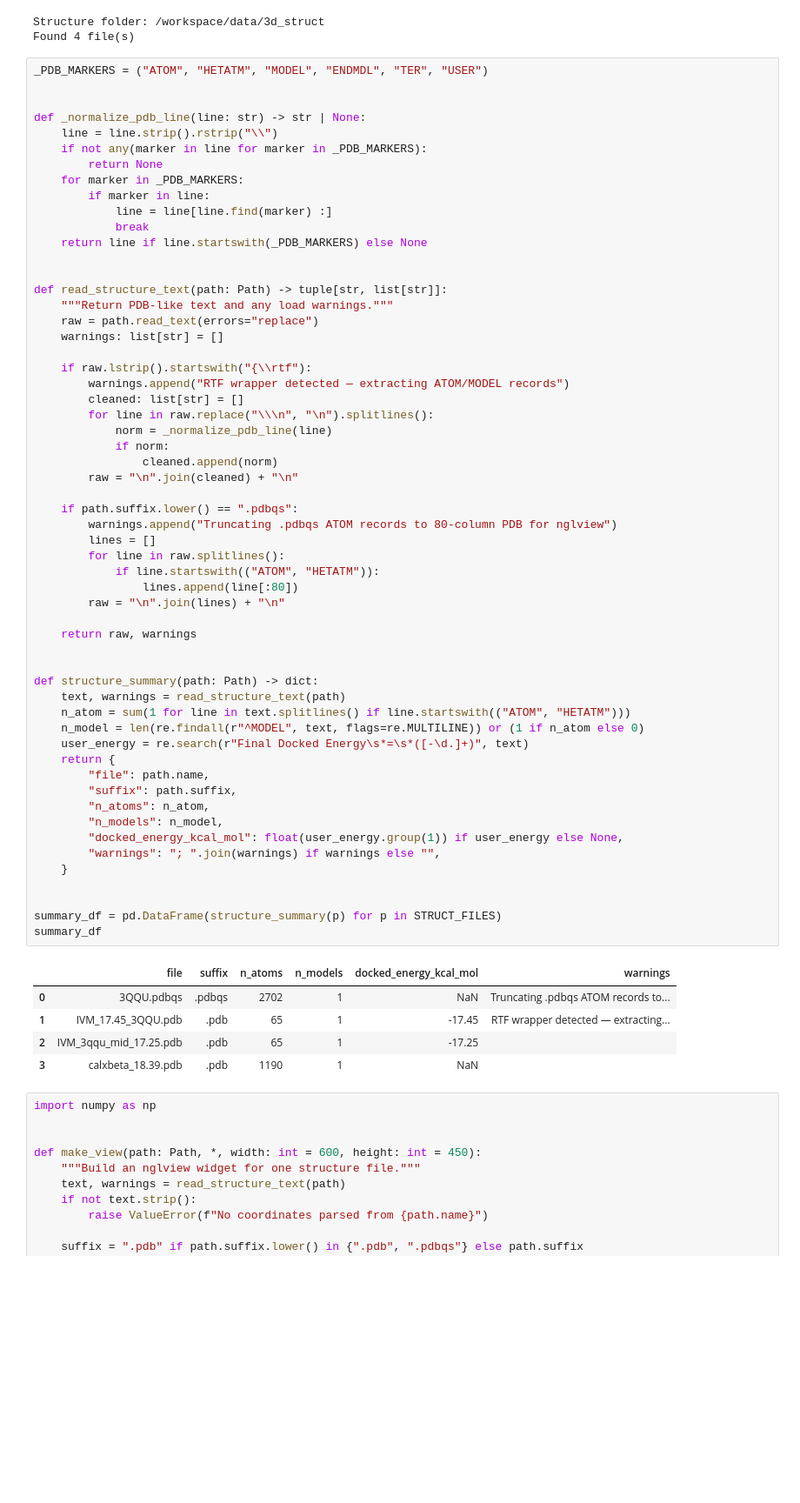
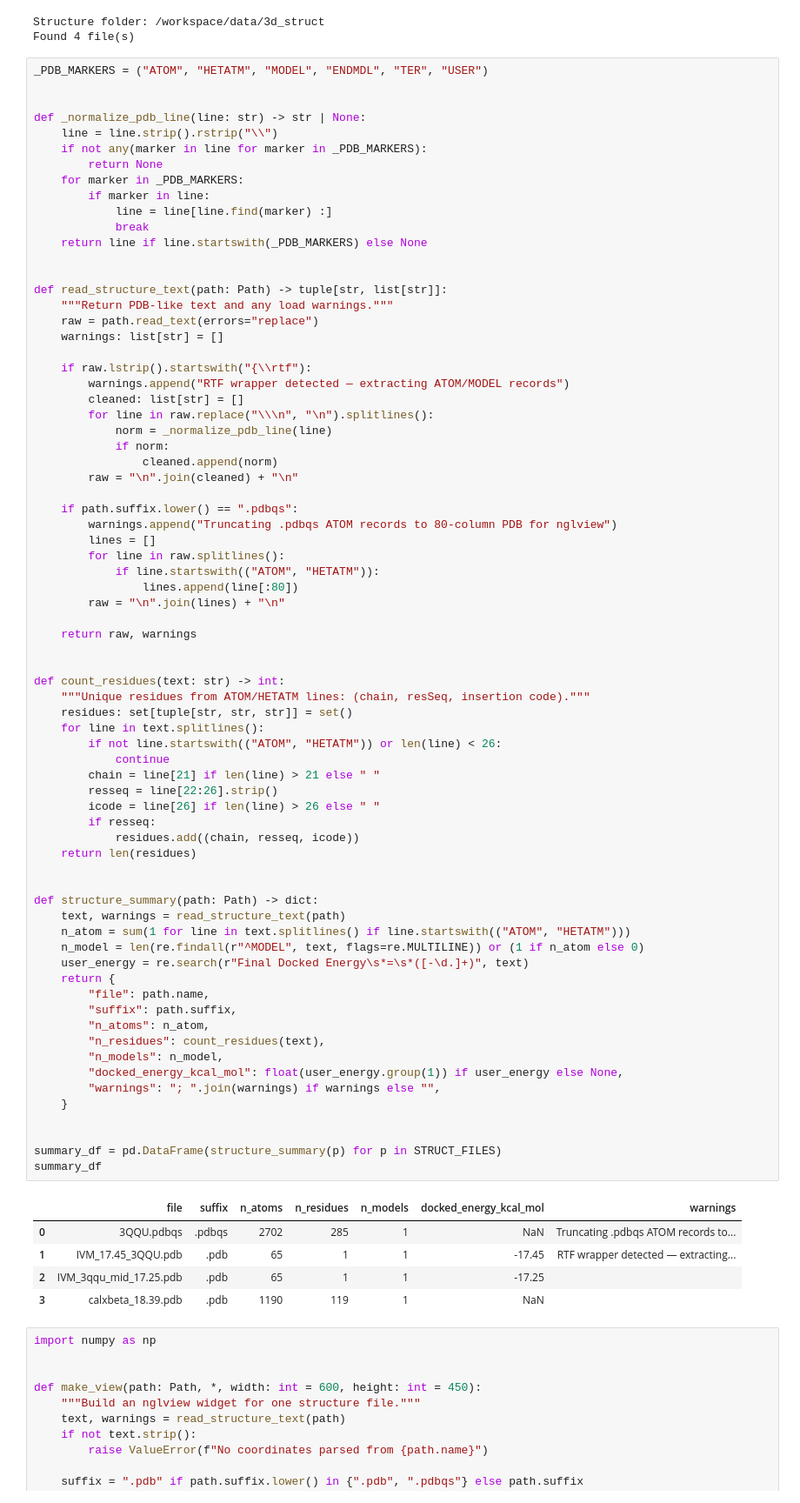
Before and after one commit to tomopharma/tomo_2026b, a Jupyter notebook: md/notebooks/igf1r3qqu_calxbeta_gromacs_md.ipynb, the cells around one changed output. Shown at 87% size. Cells and saved outputs as stored; diff of their text form; blank space fills up the shorter version.

Commit message:
Set production MD to 100 ns and print residue counts per structure.
Co-authored-by: Cursor <cursoragent@cursor.com>

```diff
--- a/md/notebooks/igf1r3qqu_calxbeta_gromacs_md.ipynb
+++ b/md/notebooks/igf1r3qqu_calxbeta_gromacs_md.ipynb
@@ -81,38 +81,53 @@ def read_structure_text(path: Path) -> tuple[str, list[str]]:
 
     if path.suffix.lower() == ".pdbqs":
         warnings.append("Truncating .pdbqs ATOM records to 80-column PDB for nglview")
         lines = []
         for line in raw.splitlines():
             if line.startswith(("ATOM", "HETATM")):
                 lines.append(line[:80])
         raw = "\n".join(lines) + "\n"
 
     return raw, warnings
 
 
+def count_residues(text: str) -> int:
+    """Unique residues from ATOM/HETATM lines: (chain, resSeq, insertion code)."""
+    residues: set[tuple[str, str, str]] = set()
+    for line in text.splitlines():
+        if not line.startswith(("ATOM", "HETATM")) or len(line) < 26:
+            continue
+        chain = line[21] if len(line) > 21 else " "
+        resseq = line[22:26].strip()
+        icode = line[26] if len(line) > 26 else " "
+        if resseq:
+            residues.add((chain, resseq, icode))
+    return len(residues)
+
+
 def structure_summary(path: Path) -> dict:
     text, warnings = read_structure_text(path)
     n_atom = sum(1 for line in text.splitlines() if line.startswith(("ATOM", "HETATM")))
     n_model = len(re.findall(r"^MODEL", text, flags=re.MULTILINE)) or (1 if n_atom else 0)
     user_energy = re.search(r"Final Docked Energy\s*=\s*([-\d.]+)", text)
     return {
         "file": path.name,
         "suffix": path.suffix,
         "n_atoms": n_atom,
+        "n_residues": count_residues(text),
         "n_models": n_model,
         "docked_energy_kcal_mol": float(user_energy.group(1)) if user_energy else None,
         "warnings": "; ".join(warnings) if warnings else "",
     }
 
 
 summary_df = pd.DataFrame(structure_summary(p) for p in STRUCT_FILES)
 summary_df
 # %% [output]
-|  | file | suffix | n_atoms | n_models | docked_energy_kcal_mol | warnings |
-| 0 | 3QQU.pdbqs | .pdbqs | 2702 | 1 | NaN | Truncating .pdbqs ATOM records to... |
-| 1 | IVM_17.45_3QQU.pdb | .pdb | 65 | 1 | -17.45 | RTF wrapper detected — extracting... |
-| 2 | IVM_3qqu_mid_17.25.pdb | .pdb | 65 | 1 | -17.25 |  |
-| 3 | calxbeta_18.39.pdb | .pdb | 1190 | 1 | NaN |  |
+|  | file | suffix | n_atoms | n_residues | n_models | docked_energy_kcal_mol | warnings |
+| 0 | 3QQU.pdbqs | .pdbqs | 2702 | 285 | 1 | NaN | Truncating .pdbqs ATOM records to... |
+| 1 | IVM_17.45_3QQU.pdb | .pdb | 65 | 1 | 1 | -17.45 | RTF wrapper detected — extracting... |
+| 2 | IVM_3qqu_mid_17.25.pdb | .pdb | 65 | 1 | 1 | -17.25 |  |
+| 3 | calxbeta_18.39.pdb | .pdb | 1190 | 119 | 1 | NaN |  |
 # %%
 import numpy as np
 
```
Also changed, not shown: parts of 3 cells of this notebook.
